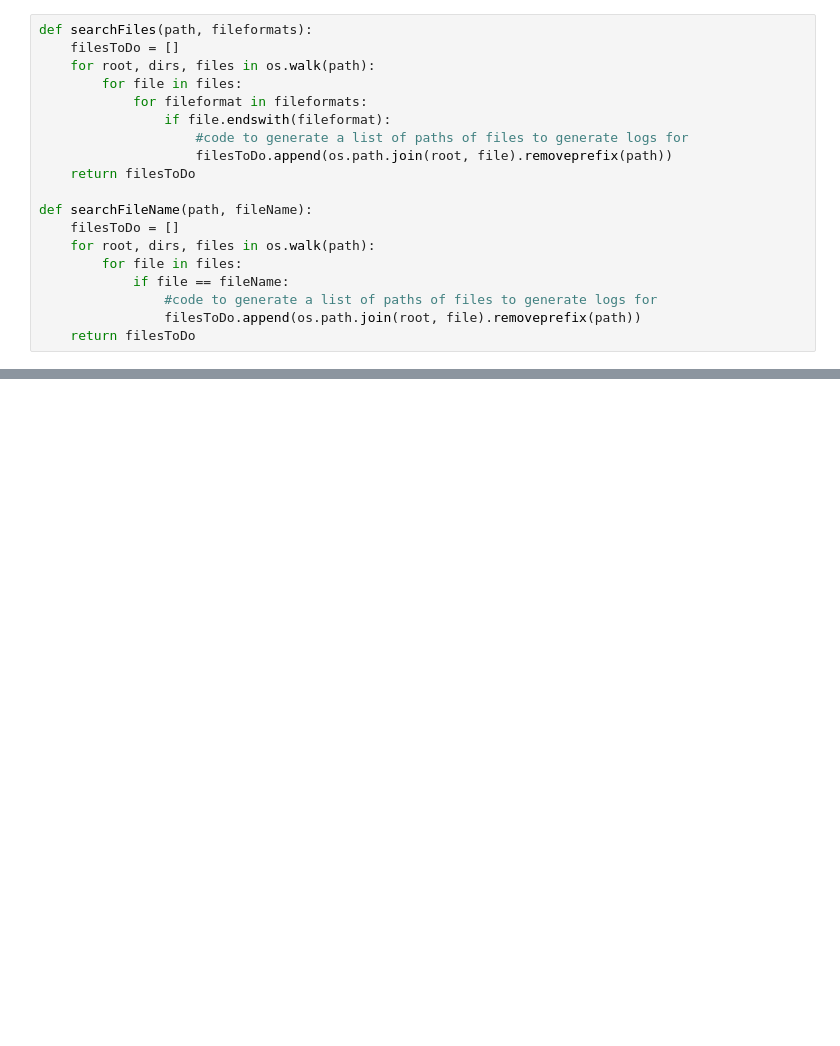
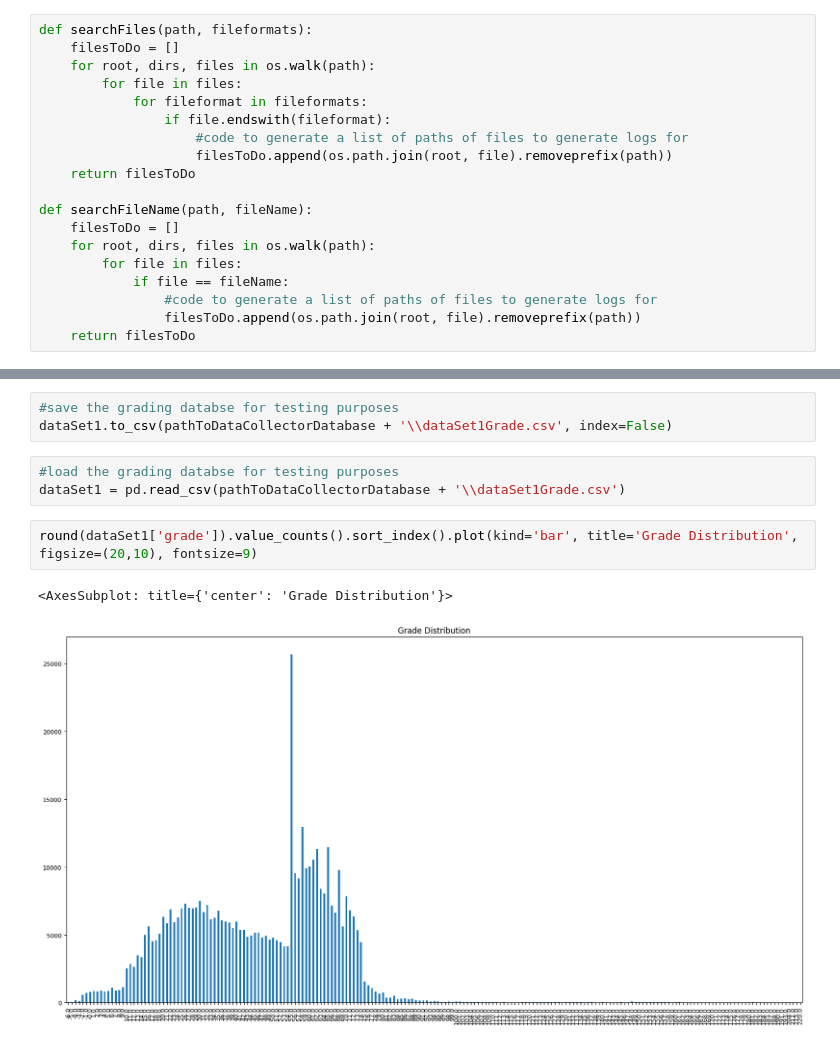
Before and after one commit to alihaider1264/sca-ml, a Jupyter notebook: Jupyter Notebooks/Testing/Python Dataset Testing Notebook.ipynb, the cells around one changed output, grey strips where cells are left out. Saved outputs shown, nothing was run; the diff lists cells and outputs as text; blank space fills up the shorter version.

```diff
--- a/Jupyter Notebooks/Testing/Python Dataset Testing Notebook.ipynb
+++ b/Jupyter Notebooks/Testing/Python Dataset Testing Notebook.ipynb
@@ -137 +338,12 @@ dataSet1
+# %%
+#save the grading databse for testing purposes
+dataSet1.to_csv(pathToDataCollectorDatabase + '\\dataSet1Grade.csv', index=False)
+# %%
+#load the grading databse for testing purposes
+dataSet1 = pd.read_csv(pathToDataCollectorDatabase + '\\dataSet1Grade.csv')
+# %%
+round(dataSet1['grade']).value_counts().sort_index().plot(kind='bar', title='Grade Distribution', figsize=(20,10), fontsize=9)
+# %% [output]
+<AxesSubplot: title={'center': 'Grade Distribution'}>
+[figure, added]
 # %%
```
Also changed, not shown: parts of 26 cells of this notebook, 1 other file.
